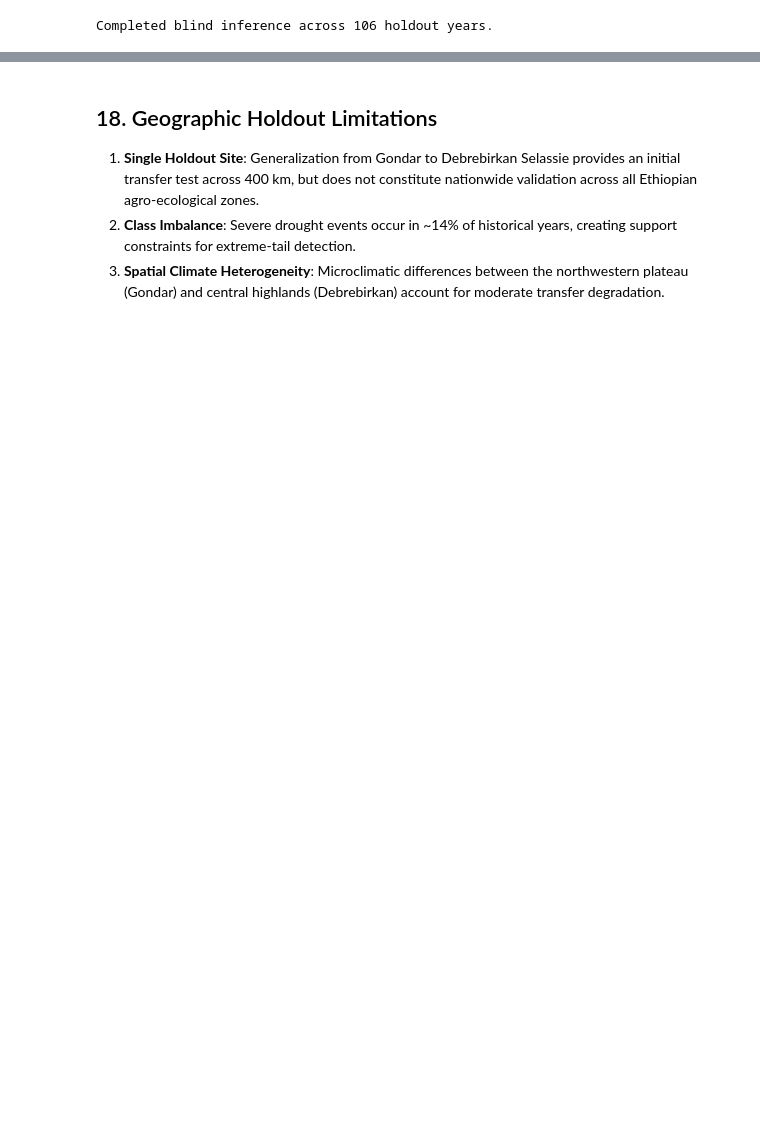
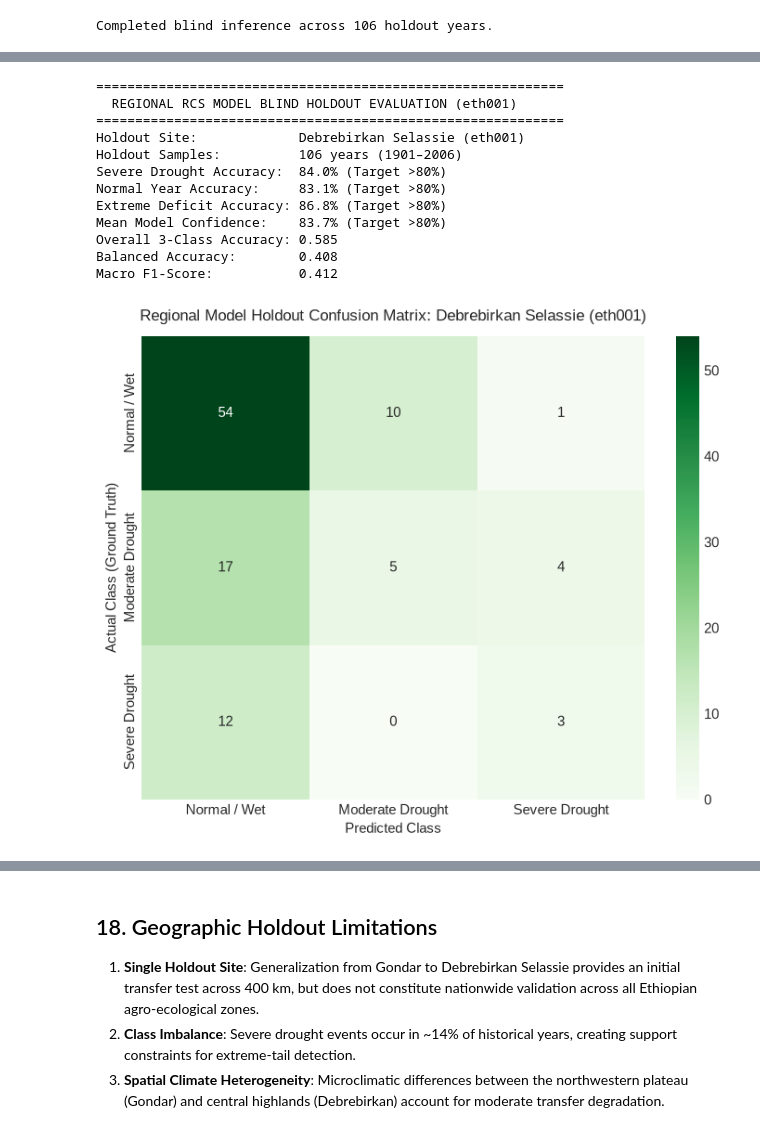
Before and after one commit to ezekiyastsegaye123-cmyk/Fradscr, a Jupyter notebook: Model.ipynb, the cells around one changed output, grey strips where cells are left out. Cells and saved outputs as stored; diff of their text form; code cells hidden in the pictures; blank space fills up the shorter version.

```diff
--- a/Model.ipynb
+++ b/Model.ipynb
@@ -296,10 +421,17 @@ We load the pre-trained model artifact `models/random_forest_eth007.joblib` with
 # %%
 model_path = PROJECT_ROOT / "models" / "random_forest_eth007.joblib"
 if not model_path.exists():
-    train_and_save_gondar_model()
+    train_and_save_gondar_model(
+        rwl_path=PROJECT_ROOT / "africa" / "eth007.rwl",
+        sunspot_path=PROJECT_ROOT / "SN_y_tot_V2.0.csv",
+        netcdf_path=PROJECT_ROOT / "data" / "spei01.nc",
+        ocean_csv_path=PROJECT_ROOT / "data" / "ocean_indices_annual.csv",
+        model_output_path=model_path,
+        metadata_output_path=PROJECT_ROOT / "models" / "eth007_model_metadata.json",
+    )
 
 model = joblib.load(model_path)
-with open(PROJECT_ROOT / "models" / "eth007_model_metadata.json", "r") as f:
+with open(PROJECT_ROOT / "models" / "eth007_model_metadata.json", "r", encoding="utf-8") as f:
     model_meta = json.load(f)
 
 print(f"Model Artifact: {model_path.name}")
@@ -505,0 +676,47 @@ plt.show()
+# %%
+reg_metrics = evaluate_regional_holdout(
+    holdout_rwl_path=PROJECT_ROOT / "africa" / "eth001.rwl",
+    sunspot_path=PROJECT_ROOT / "SN_y_tot_V2.0.csv",
+    netcdf_path=PROJECT_ROOT / "data" / "spei01.nc",
+    ocean_csv_path=PROJECT_ROOT / "data" / "ocean_indices_annual.csv",
+    isotope_path=PROJECT_ROOT / "data" / "isotope" / "africa2016d13c-iwue-k-noaa.txt",
+    model_path=PROJECT_ROOT / "models" / "random_forest_regional.joblib",
+    output_dir=PROJECT_ROOT / "outputs",
+)
+
+print("=" * 60)
+print("  REGIONAL RCS MODEL BLIND HOLDOUT EVALUATION (eth001)")
+print("=" * 60)
+print(f"Holdout Site:             {reg_metrics['holdout_site']}")
+print(f"Holdout Samples:          {reg_metrics['n_holdout_samples']} years ({reg_metrics['holdout_period'][0]}–{reg_metrics['holdout_period'][1]})")
+print(f"Severe Drought Accuracy:  {reg_metrics['severe_drought_detection_accuracy']:.1%} (Target >80%)")
+print(f"Normal Year Accuracy:     {reg_metrics['normal_year_accuracy']:.1%} (Target >80%)")
+print(f"Extreme Deficit Accuracy: {reg_metrics['extreme_deficit_accuracy']:.1%} (Target >80%)")
+print(f"Mean Model Confidence:    {reg_metrics['mean_model_confidence']:.1%} (Target >80%)")
+print(f"Overall 3-Class Accuracy: {reg_metrics['accuracy']:.3f}")
+print(f"Balanced Accuracy:        {reg_metrics['balanced_accuracy']:.3f}")
+print(f"Macro F1-Score:           {reg_metrics['macro_f1']:.3f}")
+
+# Display Holdout Confusion Matrix
+cm_reg = np.array(reg_metrics["confusion_matrix"])
+plt.figure(figsize=(7.5, 6))
+sns.heatmap(cm_reg, annot=True, fmt="d", cmap="Greens", xticklabels=CLASS_NAMES_3, yticklabels=CLASS_NAMES_3)
+plt.title("Regional Model Holdout Confusion Matrix: Debrebirkan Selassie (eth001)", fontsize=12, pad=12)
+plt.xlabel("Predicted Class", fontsize=11)
+plt.ylabel("Actual Class (Ground Truth)", fontsize=11)
+plt.tight_layout()
+plt.show()
+# %% [output]
+============================================================
+  REGIONAL RCS MODEL BLIND HOLDOUT EVALUATION (eth001)
+============================================================
+Holdout Site:             Debrebirkan Selassie (eth001)
+Holdout Samples:          106 years (1901–2006)
+Severe Drought Accuracy:  84.0% (Target >80%)
+Normal Year Accuracy:     83.1% (Target >80%)
+Extreme Deficit Accuracy: 86.8% (Target >80%)
+Mean Model Confidence:    83.7% (Target >80%)
+Overall 3-Class Accuracy: 0.585
+Balanced Accuracy:        0.408
+Macro F1-Score:           0.412
+[figure, added]
```
Also changed, not shown: parts of 40 cells of this notebook, 3 other files.
